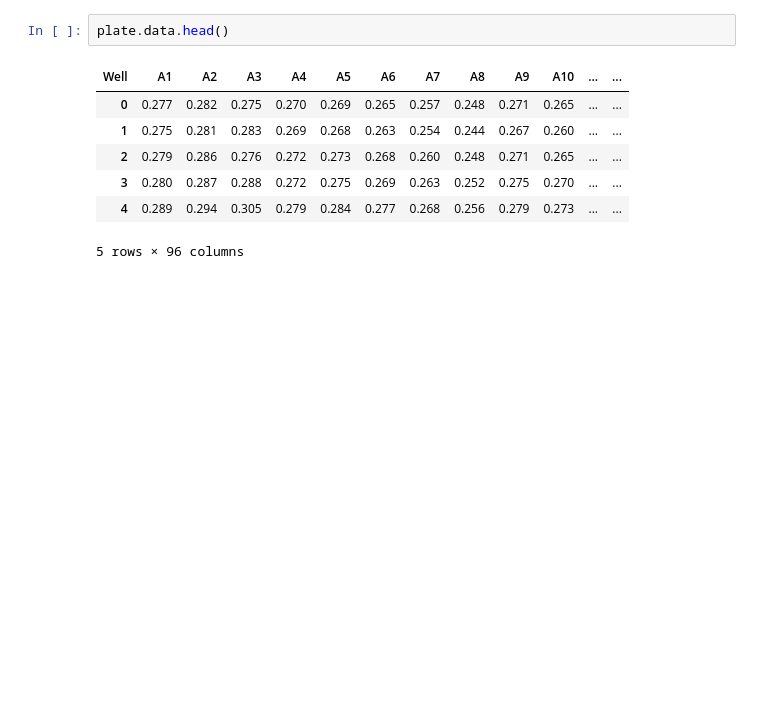
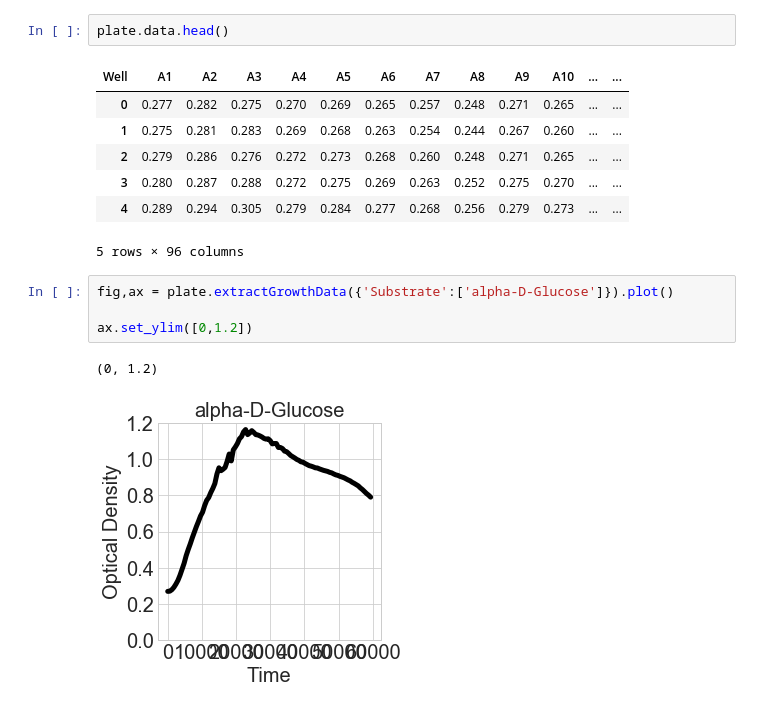
Before and after one commit to firasmidani/phenotypic-characterization, a Jupyter notebook: examples/2019-04-20-biolog-workflow-single-plate-test-case.ipynb, the cells around one changed output. Saved outputs shown, nothing was run; the diff lists cells and outputs as text; blank space fills up the shorter version.

```diff
--- a/examples/2019-04-20-biolog-workflow-single-plate-test-case.ipynb
+++ b/examples/2019-04-20-biolog-workflow-single-plate-test-case.ipynb
@@ -178,4 +178,11 @@ plate.data.head()
 | 3 | 0.280 | 0.287 | 0.288 | 0.272 | 0.275 | 0.269 | 0.263 | 0.252 | 0.275 | 0.270 | ... | ... |
 | 4 | 0.289 | 0.294 | 0.305 | 0.279 | 0.284 | 0.277 | 0.268 | 0.256 | 0.279 | 0.273 | ... | ... |
 5 rows × 96 columns
+# %%
+fig,ax = plate.extractGrowthData({'Substrate':['alpha-D-Glucose']}).plot()
+
+ax.set_ylim([0,1.2])
+# %% [output]
+(0, 1.2)
+[figure, added]
 # %%
```
Also changed, not shown: parts of 23 cells of this notebook, 1 other file.
